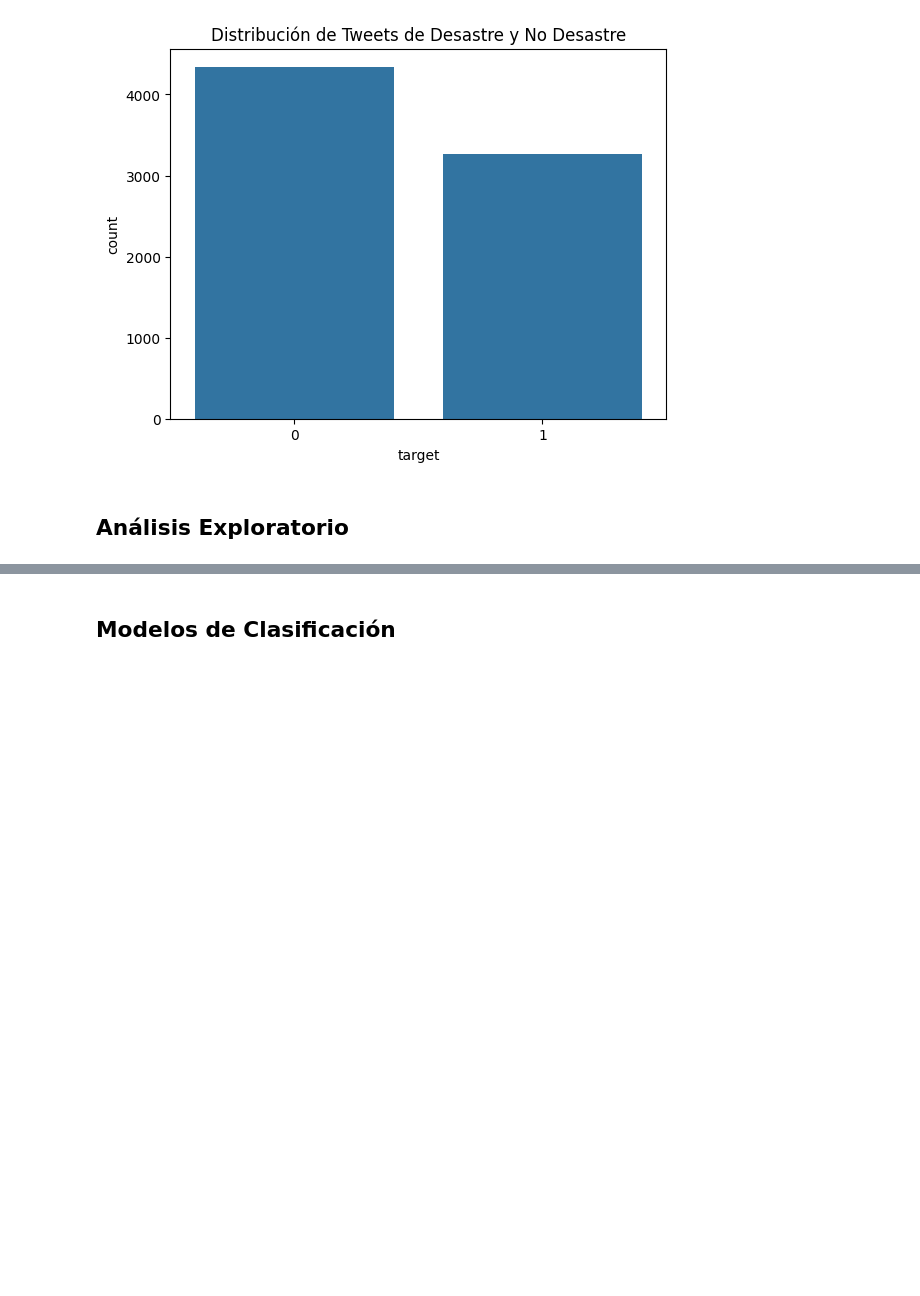
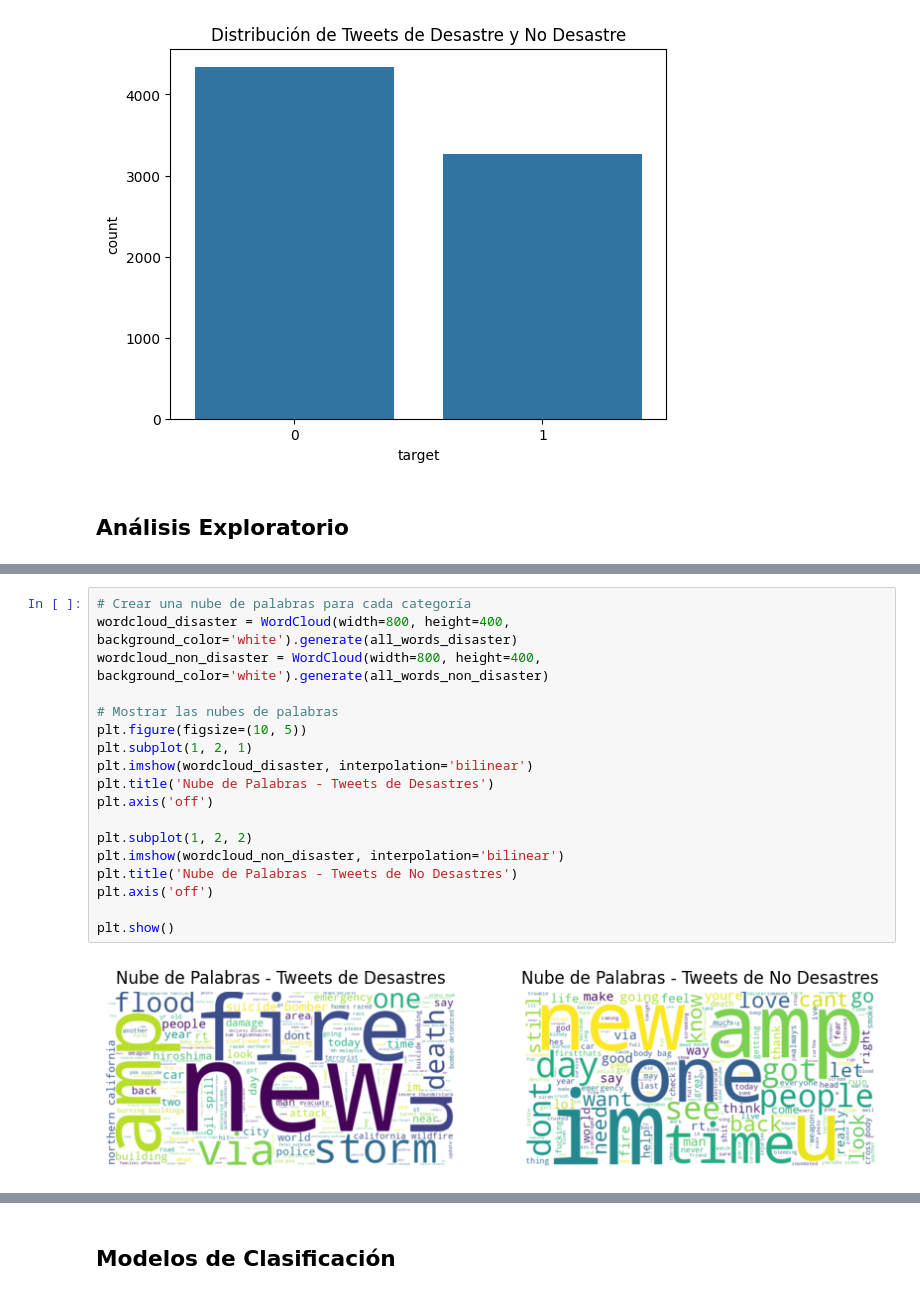
Before and after one commit to MarioGuerra21008/Lab5DataScience, a Jupyter notebook: Lab5.ipynb, the cells around one changed output, grey strips where cells are left out. Saved outputs shown, nothing was run; the diff lists cells and outputs as text; blank space fills up the shorter version.

```diff
--- a/Lab5.ipynb
+++ b/Lab5.ipynb
@@ -108,0 +134,20 @@ plt.show()
+# %%
+# Crear una nube de palabras para cada categoría
+wordcloud_disaster = WordCloud(width=800, height=400, background_color='white').generate(all_words_disaster)
+wordcloud_non_disaster = WordCloud(width=800, height=400, background_color='white').generate(all_words_non_disaster)
+
+# Mostrar las nubes de palabras
+plt.figure(figsize=(10, 5))
+plt.subplot(1, 2, 1)
+plt.imshow(wordcloud_disaster, interpolation='bilinear')
+plt.title('Nube de Palabras - Tweets de Desastres')
+plt.axis('off')
+
+plt.subplot(1, 2, 2)
+plt.imshow(wordcloud_non_disaster, interpolation='bilinear')
+plt.title('Nube de Palabras - Tweets de No Desastres')
+plt.axis('off')
+
+plt.show()
+# %% [output]
+[figure, added]
```
Also changed, not shown: parts of 6 cells of this notebook.
